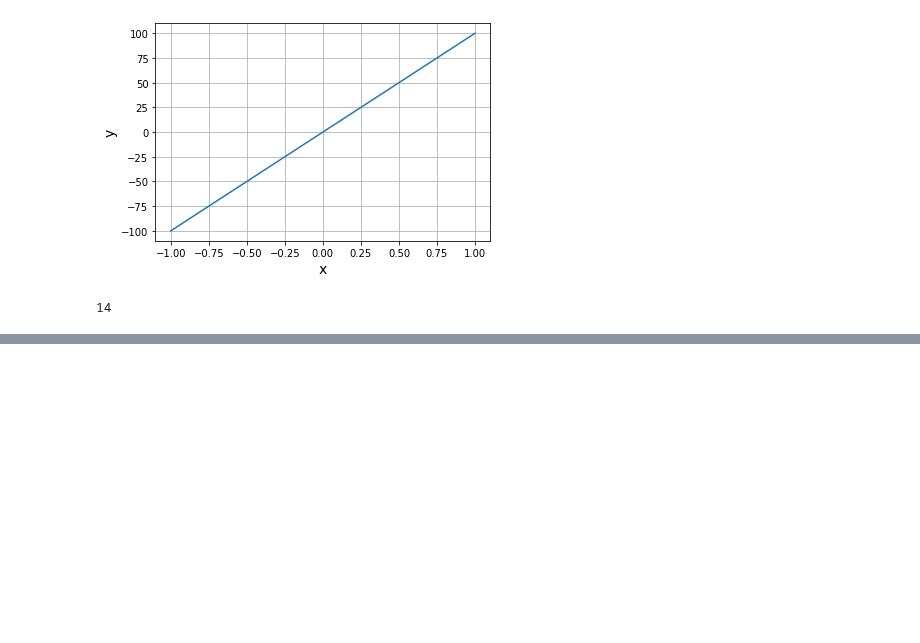
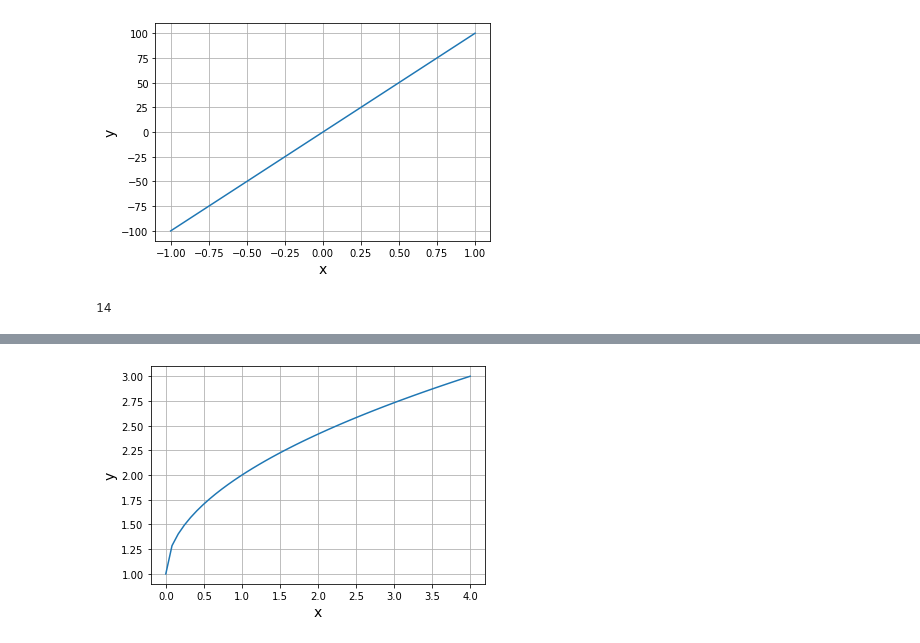
Before and after one commit to Naoaki0826/ToLeanpython, a Jupyter notebook: mathPython/lesson3.ipynb, the cells around one changed output, grey strips where cells are left out. Cells and saved outputs as stored; diff of their text form; code cells hidden in the pictures; blank space fills up the shorter version.

```diff
--- a/mathPython/lesson3.ipynb
+++ b/mathPython/lesson3.ipynb
@@ -42,0 +80,18 @@ print (y)
+# %%
+import numpy as np
+import matplotlib.pyplot as plt
+
+def my_func(x):
+    return np.sqrt(x) + 1
+
+x = np.linspace(0,4)
+y = my_func(x)
+
+plt.plot(x,y)
+plt.xlabel("x", size=14)
+plt.ylabel("y", size=14)
+
+plt.grid()
+plt.show()
+# %% [output]
+[figure, added]
```
Also changed, not shown: parts of 8 cells of this notebook.
